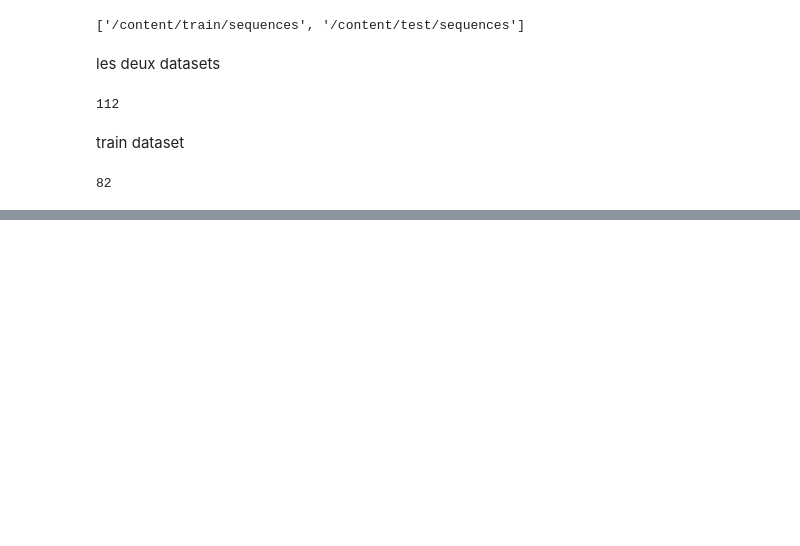
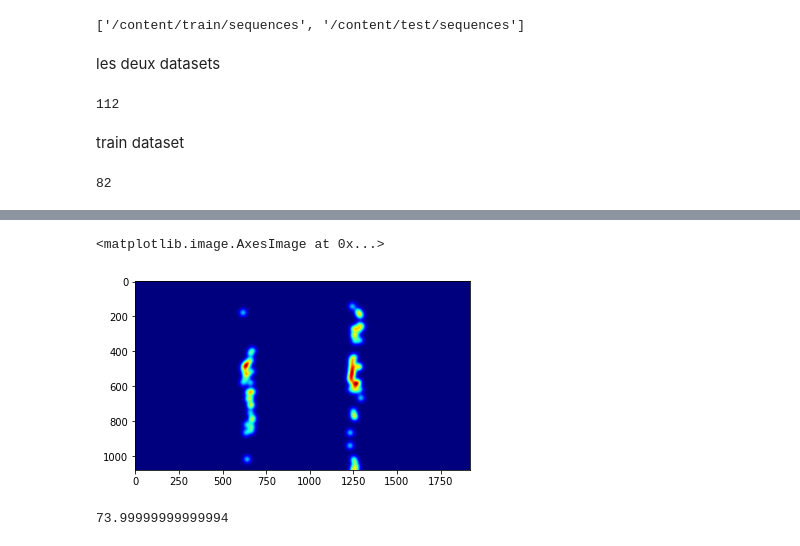
Before and after one commit to imenebak/UAV-Crowd-Counting, a Jupyter notebook: DensityVisDrone.ipynb, the cells around one changed output, grey strips where cells are left out. Cells and saved outputs as stored; diff of their text form; code cells hidden in the pictures; blank space fills up the shorter version.

```diff
--- a/DensityVisDrone.ipynb
+++ b/DensityVisDrone.ipynb
@@ -132,0 +211,6 @@ cv2_imshow(img)
+# %%
+img_folder_paths=[]
+for path, dirs, files in os.walk(path_sets[0]):
+    for d in dirs:
+      img_folder_paths.append(path_sets[0]+"/"+d)
+print(len(img_folder_paths))
@@ -132,0 +219,33 @@ cv2_imshow(img)
+# %%
+for img_folder_path in img_folder_paths:
+  print(img_folder_path)
+  for path, dirs, files in os.walk(img_folder_path):
+    for img_path in files:
+      #img= cv2.imread(img_folder_path+"/"+img_path)
+      img = plt.imread(img_folder_path+"/"+img_path)
+      print(img_path)
+      k = np.zeros((img.shape[0],img.shape[1]))
+      annotation = img_path.replace('.jpg','')
+      pos = 0
+      #nombre de l'image
+      for nbr in annotation:
+        if nbr != '0':
+          annotation = annotation[pos:]
+          break
+        pos+=1
+      file_annota = open(img_folder_path.replace('sequences','annotations')+".txt", "r")
+      print(img_folder_path.replace('sequences','annotations')+".txt")
+      lines = file_annota.readlines()
+      file_annota.close()
+      for ligne in lines:
+        line = ligne.strip()
+        line = line.split(",")
+        line = list(map(int, line))
+        if line[0] == int(annotation):
+          k[line[2], line[1]] = 1
+      print(k)
+      k = gaussian_filter(k,15)
+      with h5py.File(img_path.replace('.jpg','.h5').replace('images','ground_truthh'), 'w') as hf:
+            hf['density'] = k
+      break
+  break
@@ -132,0 +263,11 @@ cv2_imshow(img)
+# %%
+gt_file = h5py.File(files[0].replace('.jpg','.h5').replace('images','ground_truthh),'r')
+groundtruth = np.asarray(gt_file['density'])
+plt.imshow(groundtruth,cmap=CM.jet)
+# %% [output]
+<matplotlib.image.AxesImage at 0x...>
+[figure, added]
+# %%
+np.sum(groundtruth)
+# %% [output]
+73.99999999999994
```
Also changed, not shown: parts of 16 cells of this notebook.
